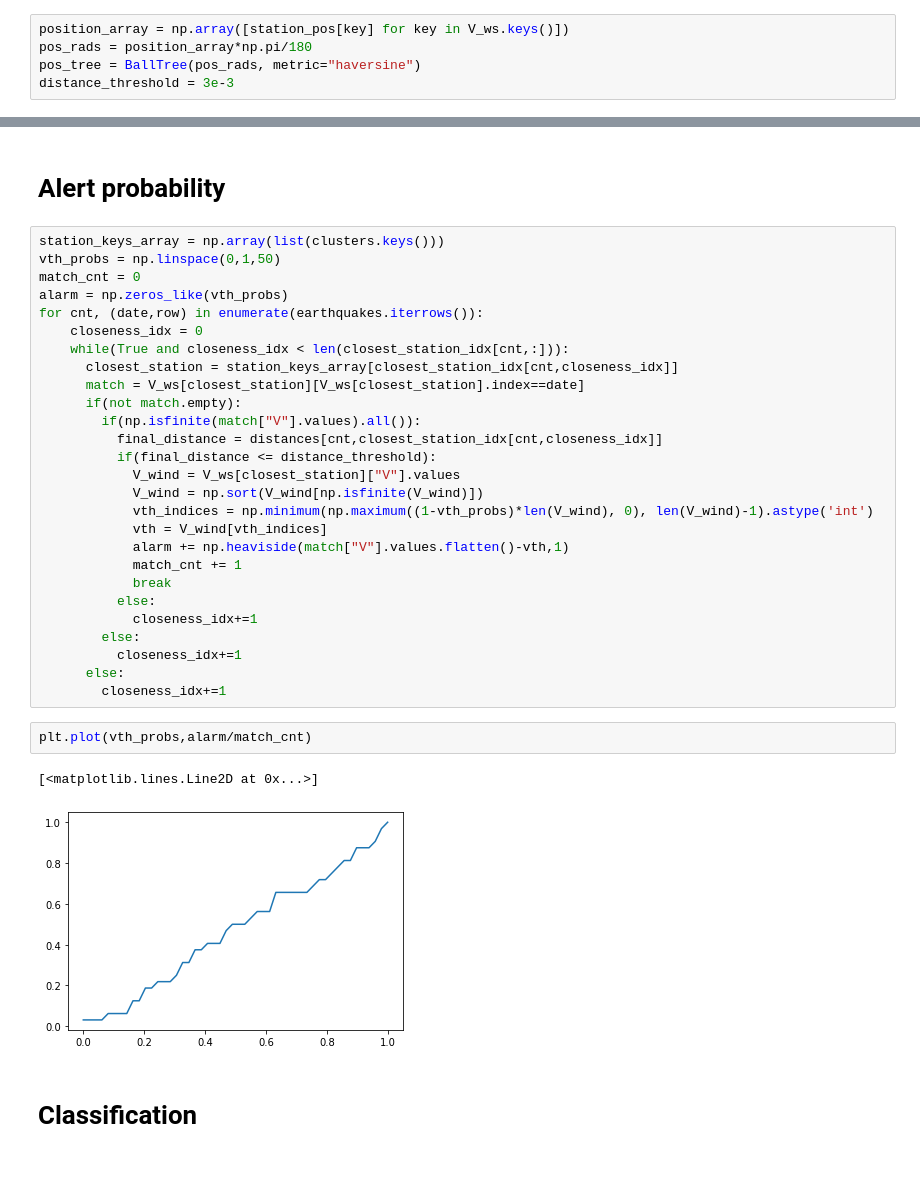
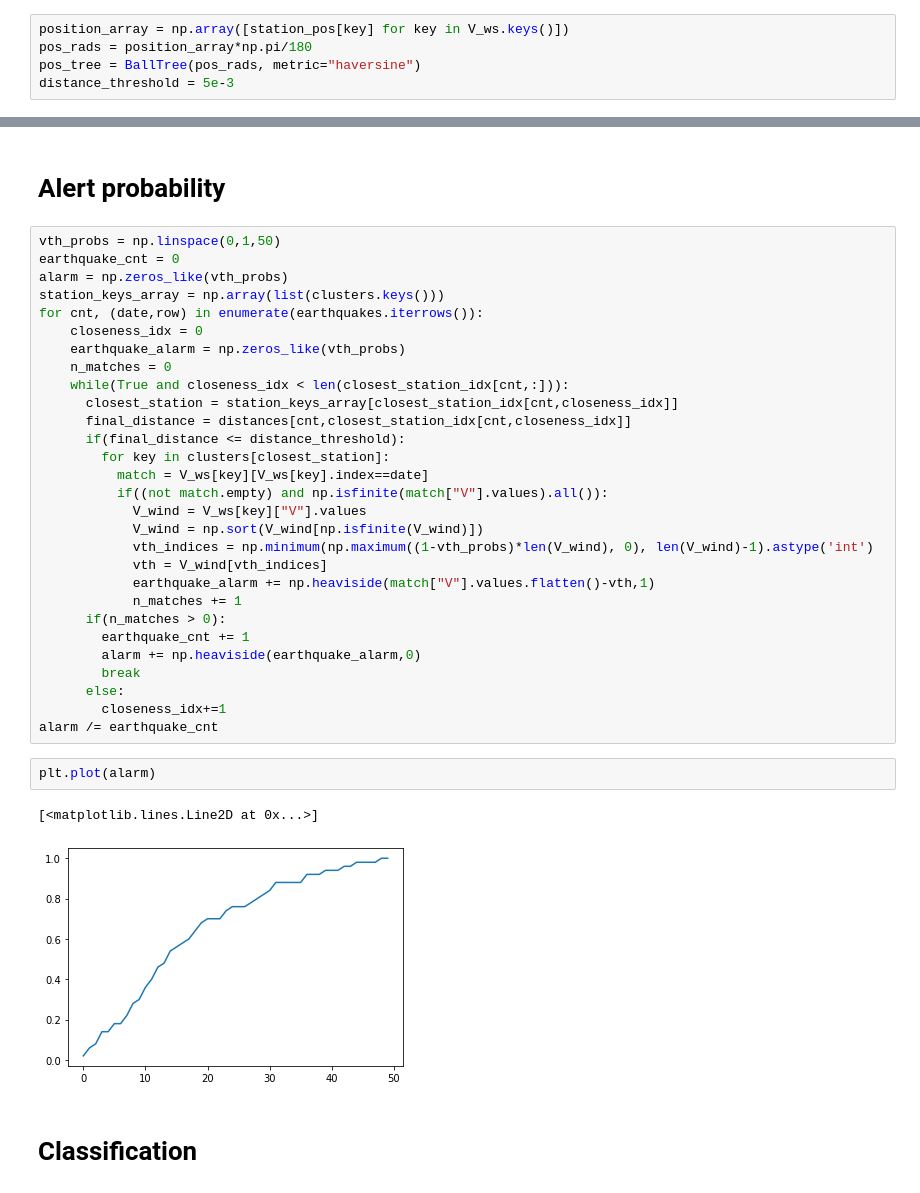
Before and after one commit to Schimmenti/EarthquakesGPS, a Jupyter notebook: Dataset.ipynb, the cells around one changed output, grey strips where cells are left out. Drawn from its saved outputs; the diff is of its cells as text.

```diff
--- a/Dataset.ipynb
+++ b/Dataset.ipynb
@@ -193,7 +193,7 @@ catalog.to_csv("catalog.csv", sep="\t")
 position_array = np.array([station_pos[key] for key in V_ws.keys()])
 pos_rads = position_array*np.pi/180
 pos_tree = BallTree(pos_rads, metric="haversine")
-distance_threshold = 3e-3
+distance_threshold = 5e-3
 # %%
 clusters = {}
 s_keys = np.array(list(V_ws.keys()))
@@ -237,37 +237,39 @@ closest_station_idx = np.argsort(distances, axis=1)
 # %% [markdown]
 # Alert probability
 # %%
+vth_probs = np.linspace(0,1,50)
+earthquake_cnt = 0
+alarm = np.zeros_like(vth_probs)
 station_keys_array = np.array(list(clusters.keys()))
-vth_probs = np.linspace(0,1,50)
-match_cnt = 0
-alarm = np.zeros_like(vth_probs)
 for cnt, (date,row) in enumerate(earthquakes.iterrows()):
     closeness_idx = 0
+    earthquake_alarm = np.zeros_like(vth_probs)
+    n_matches = 0
     while(True and closeness_idx < len(closest_station_idx[cnt,:])):
       closest_station = station_keys_array[closest_station_idx[cnt,closeness_idx]]
-      match = V_ws[closest_station][V_ws[closest_station].index==date]
-      if(not match.empty):
-        if(np.isfinite(match["V"].values).all()):
-          final_distance = distances[cnt,closest_station_idx[cnt,closeness_idx]]
-          if(final_distance <= distance_threshold):
-            V_wind = V_ws[closest_station]["V"].values
+      final_distance = distances[cnt,closest_station_idx[cnt,closeness_idx]]
+      if(final_distance <= distance_threshold):
+        for key in clusters[closest_station]:
+          match = V_ws[key][V_ws[key].index==date]
+          if((not match.empty) and np.isfinite(match["V"].values).all()):
+            V_wind = V_ws[key]["V"].values
             V_wind = np.sort(V_wind[np.isfinite(V_wind)])
             vth_indices = np.minimum(np.maximum((1-vth_probs)*len(V_wind), 0), len(V_wind)-1).astype('int')
             vth = V_wind[vth_indices]
-            alarm += np.heaviside(match["V"].values.flatten()-vth,1)
-            match_cnt += 1
-            break
-          else:
-            closeness_idx+=1
-        else:
-          closeness_idx+=1
+            earthquake_alarm += np.heaviside(match["V"].values.flatten()-vth,1)
+            n_matches += 1
+      if(n_matches > 0):
+        earthquake_cnt += 1
+        alarm += np.heaviside(earthquake_alarm,0)
+        break
       else:
         closeness_idx+=1
+alarm /= earthquake_cnt
 # %%
-plt.plot(vth_probs,alarm/match_cnt)
+plt.plot(alarm)
 # %% [output]
 [<matplotlib.lines.Line2D at 0x...>]
-[figure, old version]
+[figure, new version]
 # %% [markdown]
 # Classification
 # %%
```
Also changed, not shown: parts of 2 cells of this notebook.
